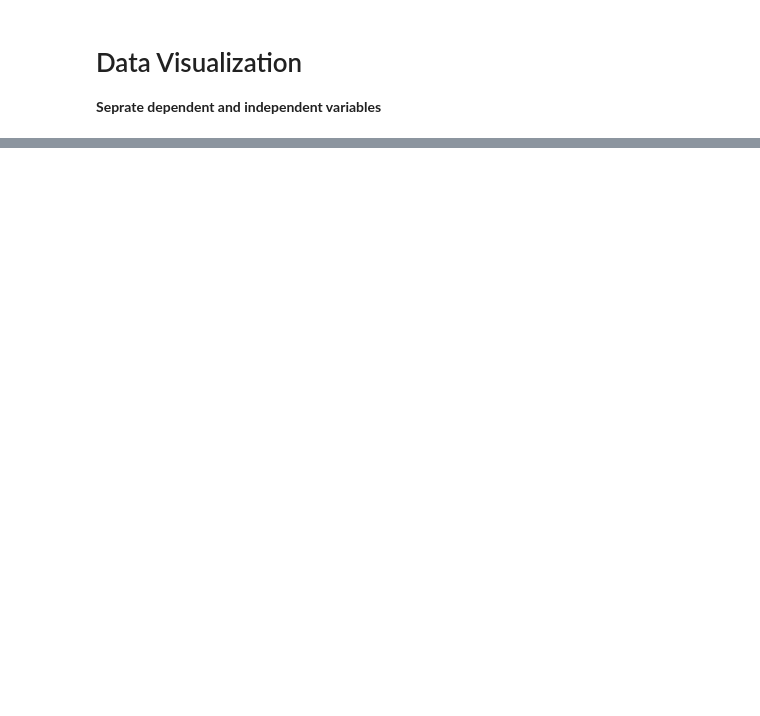
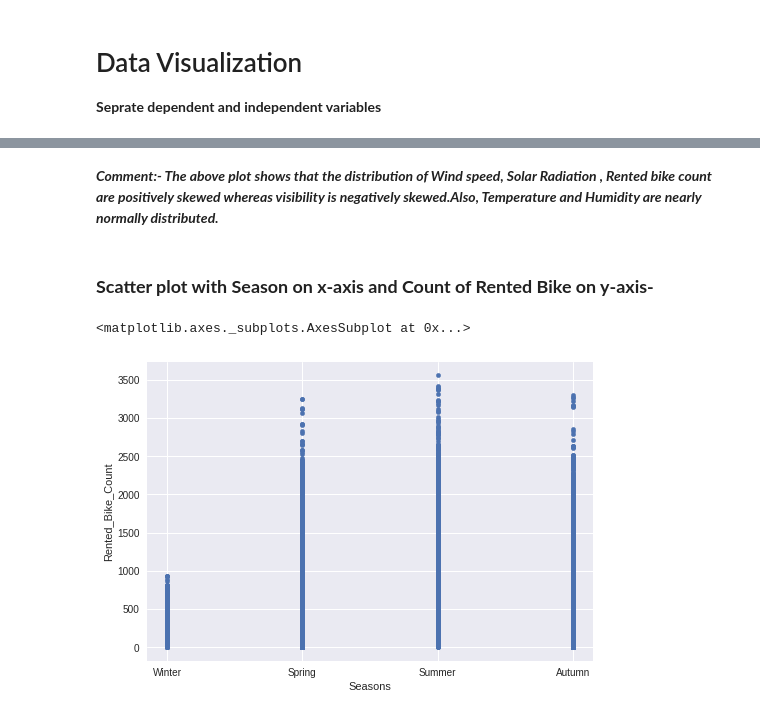
Before and after one commit to Sara19598/Seoul-Bike-Rental-Prediction---ML-Supervised, a Jupyter notebook: Bike_Sharing_Demand_Prediction_Poonam.ipynb, the cells around one changed output, grey strips where cells are left out. Cells and saved outputs as stored; diff of their text form; code cells hidden in the pictures; blank space fills up the shorter version.

```diff
--- a/Bike_Sharing_Demand_Prediction_Poonam.ipynb
+++ b/Bike_Sharing_Demand_Prediction_Poonam.ipynb
@@ -254,0 +266,9 @@ plt.show()
+# %% [markdown]
+***Comment:- The above plot shows that the distribution of Wind speed, Solar Radiation , Rented bike count are positively skewed whereas visibility is negatively skewed.Also, Temperature and Humidity are nearly normally distributed.***
+# %% [markdown]
+### **Scatter plot with Season on x-axis and Count of Rented Bike on y-axis-**
+# %%
+bike_df.plot.scatter(x='Seasons', y='Rented_Bike_Count')
+# %% [output]
+<matplotlib.axes._subplots.AxesSubplot at 0x...>
+[figure, added]
```
Also changed, not shown: parts of 54 cells of this notebook.
